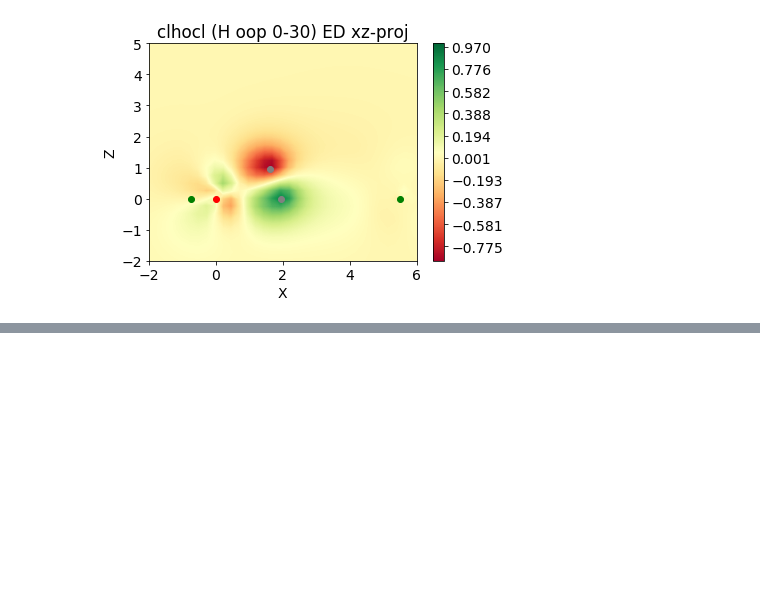
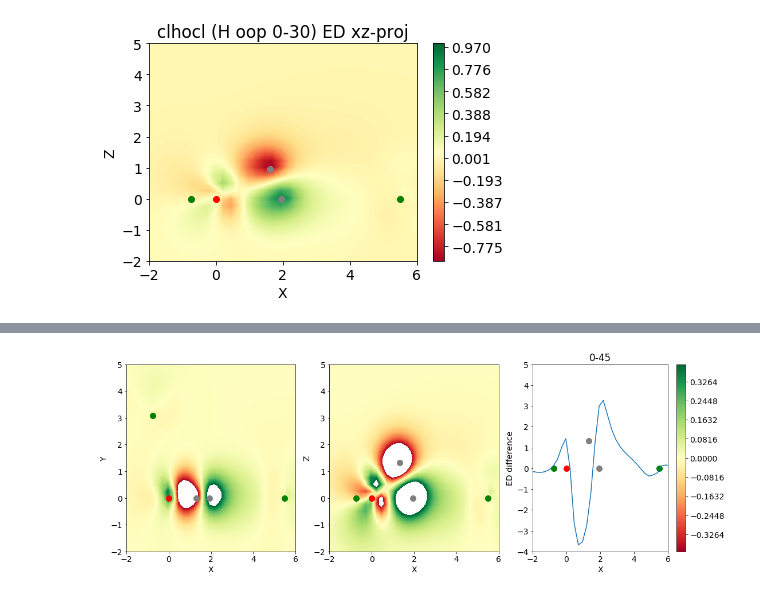
Before and after one commit to cgavinh/mccoy_hocl, a Jupyter notebook: ElectronDensity.ipynb, the cells around one changed output, grey strips where cells are left out. Cells and saved outputs as stored; diff of their text form; code cells hidden in the pictures; blank space fills up the shorter version.

```diff
--- a/ElectronDensity.ipynb
+++ b/ElectronDensity.ipynb
@@ -613,0 +604,4 @@ plt.show()
+# %%
+densityDiff((clhocl_0,clhocl_45), title="0-45", s=100)
+# %% [output]
+[figure, added]
```
Also changed, not shown: parts of 19 cells of this notebook.
